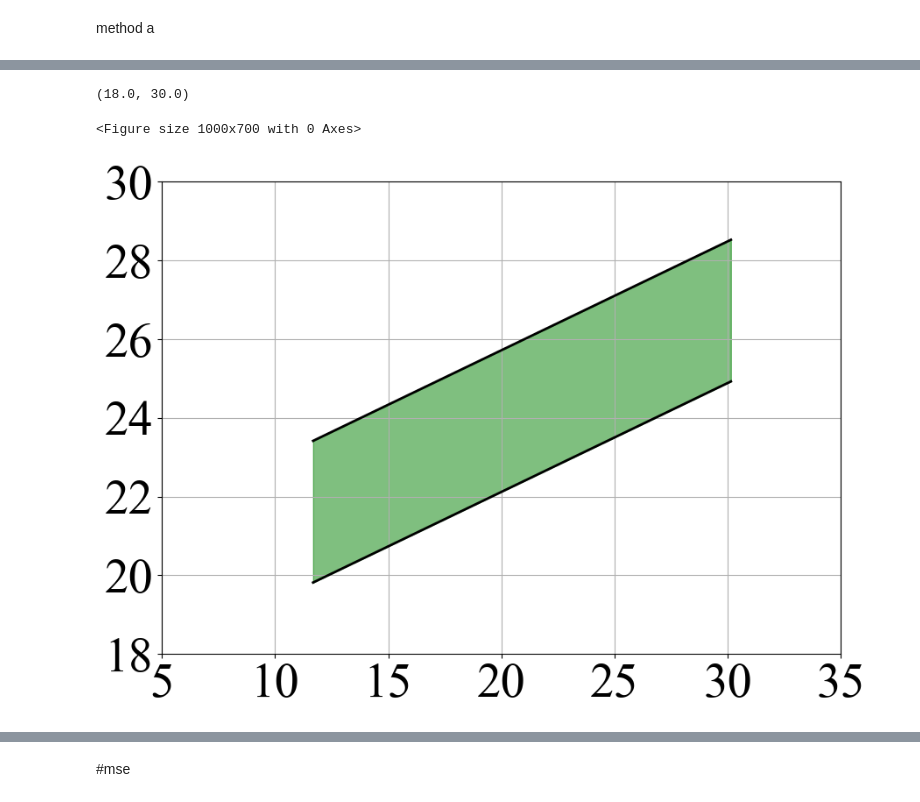
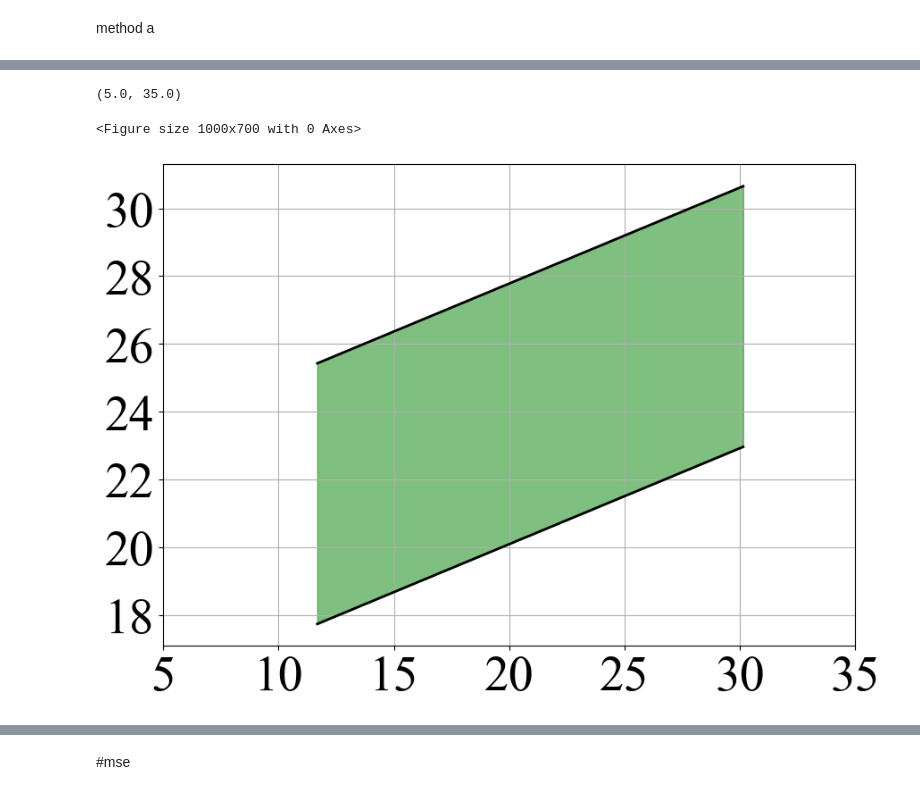
Before and after one commit to ruijis/causal-thinking-neutral-temperature, a Jupyter notebook: two-linear-regressions.ipynb, the cells around one changed output, grey strips where cells are left out. Cells and saved outputs as stored; diff of their text form; code cells hidden in the pictures.

```diff
--- a/two-linear-regressions.ipynb
+++ b/two-linear-regressions.ipynb
@@ -423,8 +423,8 @@ def neutral_temp_a(bldg):
         intercept = lm_result.params['Intercept']
         # check whether the slope is significant
         if lm_result.pvalues['top'] < 0.05:
-            a = lm_result.params['top']
-            b = lm_result.params['Intercept']
+            a = slope
+            b = intercept
             n_t = -b / a
             t_80_up = (0.85-b)/a
             t_80_low = (-0.85-b)/a
@@ -442,9 +442,9 @@ def neutral_temp_b(bldg):
         slope = lm_result.params['thermal_sensation']
         intercept = lm_result.params['Intercept']
         # check whether the slope is significant
-        if lm_result.pvalues['Intercept'] < 0.05:
-            a = lm_result.params['thermal_sensation']
-            b = lm_result.params['Intercept']
+        if lm_result.pvalues['thermal_sensation'] < 0.05:
+            a = slope
+            b = intercept
             n_t = b
             t_80_up = 0.85*a + b
             t_80_low = (-0.85)*a + b
@@ -730,7 +762,7 @@ print(len(df_bldg[df_bldg['cooling_type'] == 'Naturally Ventilated'][df_bldg['sl
 # create a buliding id list for buildings with negative slope_a or slope_b
 bldg_id_neg = df_bldg[(df_bldg['slope_a'] < 0) | (df_bldg['slope_b'] < 0)]['building_id'].tolist()
 # remove the buildings of bldg_id_neg from df_bldg
-# df_bldg = df_bldg[~df_bldg['building_id'].isin(bldg_id_neg)].copy()
+df_bldg = df_bldg[~df_bldg['building_id'].isin(bldg_id_neg)].copy()
 # %%
 # get rid of all nan values in the n_t_a column
 df_bldg_sig_a = df_bldg[~df_bldg['n_t_a'].isna()]
@@ -1369,0 +1388,4 @@ method a
+# %%
+# only keep office buildings
+df_bldg_nv_a = df_bldg_nv_a[df_bldg_nv_a['building_type'] == 'office'].copy()
+len(df_bldg_nv_a)
@@ -1448,33 +1443,33 @@ up_line = (middle_a_slope*t_out_combined+middle_a_intercept+range_a/2)[sort_inde
 low_line = (middle_a_slope*t_out_combined+middle_a_intercept-range_a/2)[sort_index]
 
 
 # draw green band between the two lines
 plt.figure(figsize=(10, 7))
 plt.plot(t_out_combined, middle_a_slope*t_out_combined+middle_a_intercept+range_a/2, color='black', linewidth=2)
 plt.plot(t_out_combined, middle_a_slope*t_out_combined+middle_a_intercept-range_a/2, color='black', linewidth=2)
 plt.fill_between(t_out_combined, middle_a_slope*t_out_combined+middle_a_intercept+range_a/2, middle_a_slope*t_out_combined+middle_a_intercept-range_a/2, color='green', alpha=0.5)
 plt.xlabel('', fontsize=40)
 plt.ylabel("", rotation=90, fontsize=40)
 plt.xticks(fontsize=40)
 plt.yticks(fontsize=40)
 plt.grid(True)
 plt.rcParams['font.family'] = 'Times New Roman'
 
 # # Move y-axis label to the top and adjust the distance
 # ax = plt.gca()
 # ax.xaxis.set_label_coords(1, -0.1)
 # ax.yaxis.set_label_coords(-0.08, 1)
 # # alighn label right in the text box
 # ax.yaxis.get_label().set_ha('right')  # this line is added for horizontal alignment to the right
 # ax.xaxis.get_label().set_ha('right')  # this line is added for horizontal alignment to the right
 
 plt.grid(True)
 # plt.title('Naturally ventilated buildings using method a', fontsize=40)
 
 # # set the x-axis range from 5 to 35 and y-axis range from 14 to 32
 plt.xlim(5, 35)
-plt.ylim(18, 30)
+# plt.ylim(16, 34)
 # %% [output]
-(18.0, 30.0)
+(5.0, 35.0)
 <Figure size 1000x700 with 0 Axes>
-[figure, old version]
+[figure, new version]
```
Also changed, not shown: parts of 48 cells of this notebook, 9 other files.
